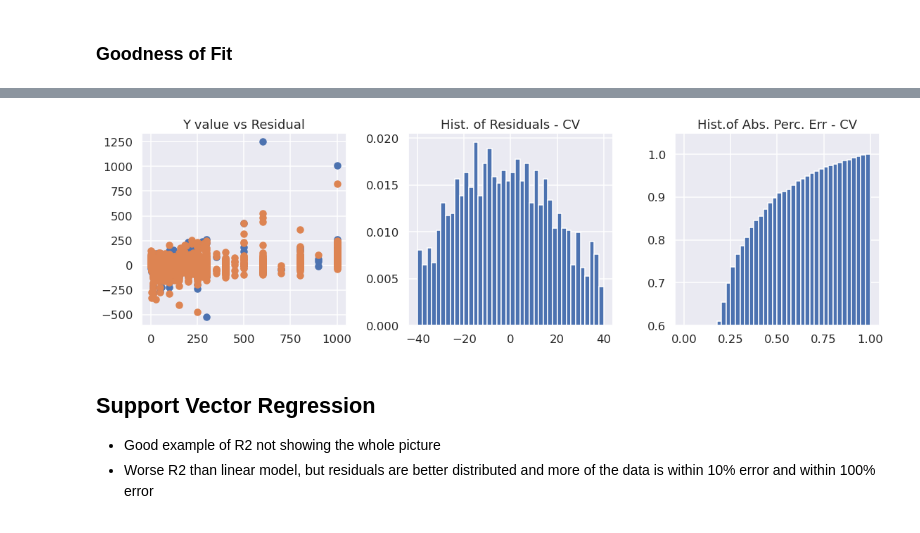
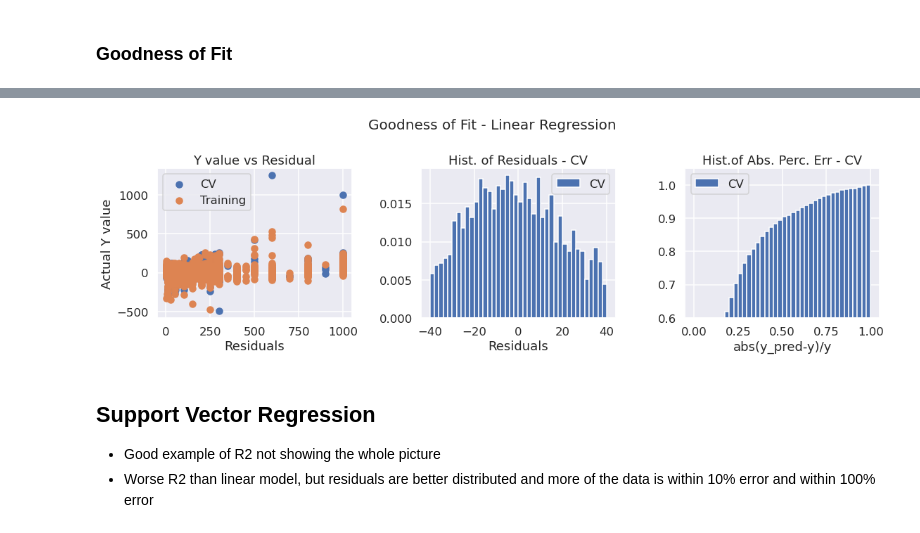
Before and after one commit to mackwn/gas-sensor-analytics-demo, a Jupyter notebook: notebooks/explore_model_building_regression.ipynb, the cells around one changed output, grey strips where cells are left out. Saved outputs shown, nothing was run; the diff lists cells and outputs as text; code cells hidden in the pictures.

```diff
--- a/notebooks/explore_model_building_regression.ipynb
+++ b/notebooks/explore_model_building_regression.ipynb
@@ -70,3 +48,0 @@ X_cat = encoder.transform(data[:,1:2])
-# %%
-X = np.concatenate((X,X_cat),axis=1)
-X_pca = np.concatenate((X_pca,X_cat),axis=1)
@@ -74,7 +52,5 @@ X_pca = np.concatenate((X_pca,X_cat),axis=1)
 cv_df = pd.read_pickle('data/processed/cv_data.pkl')
 # %%
 data_cv = cv_df.values
-batch_id_cv = data_cv[:,0]
 y_cv = data_cv[:,2]
-X_cv = scaler.transform(data_cv[:,3:])
-X_cv_pca = pca.transform(X_cv)
+X_raw_cv = np.concatenate((data_cv[:,3:],  data_cv[:,1:2]), axis=1)
@@ -87,0 +57,2 @@ X_cv_pca = np.concatenate((X_cv_pca,X_cat_cv),axis=1)
+# %%
+X_cv = pl_reg.transform(X_raw_cv)
@@ -104,3 +75,28 @@ def gen_learning_curve(regressor,X,y,X_cv,y_cv):
         scores_learn.append(reg.score(X[0:n,:],y[0:n]))
         scores_learn_cv.append(reg.score(X_cv,y_cv))
     return n_arr, scores_learn, scores_learn_cv
+# %%
+def goodness_of_fit_plot(y, y_pred, y_cv, y_pred_cv, error_per, title_text):
+    fig, ax = plt.subplots(1,3,figsize=(16,5))
+
+    fig.suptitle('Goodness of Fit - {}'.format(title_text), fontsize=20)
+
+    ax[0].scatter(y_cv,y_cv-y_pred_cv, label='CV')
+    ax[0].scatter(y,y-y_pred, label='Training')
+    ax[0].set_title('Y value vs Residual')
+    ax[0].set_ylabel('Actual Y value')
+    ax[0].set_xlabel('Residuals')
+    ax[0].legend()
+
+    ax[1].hist(y_cv-y_pred_cv, density=True, range=(-40,40), bins=40, label='CV')
+    ax[1].set_title('Hist. of Residuals - CV')
+    ax[1].set_xlabel('Residuals')
+    ax[1].legend()
+
+    ax[2].hist(error_per,range=(0,1),cumulative=True, density=True, bins=40, label='CV')
+    ax[2].set_ylim(.6)
+    ax[2].set_title('Hist.of Abs. Perc. Err - CV')
+    ax[2].set_xlabel('abs(y_pred-y)/y')
+    ax[2].legend()
+
+    plt.tight_layout()
@@ -153,20 +151,7 @@ Sampels w/ error > 100%: 0.11035226455787203
-# %%
-fig, ax = plt.subplots(1,3,figsize=(16,5))
-
-ax[0].scatter(y_cv,y_cv-y_pred_lin_cv, label='Cross Validation')
-ax[0].scatter(y,y-y_pred_lin, label='Training')
-ax[0].set_title('Y value vs Residual')
-
-ax[1].hist(y_cv-y_pred_lin_cv, density=True, range=(-40,40), bins=40)
-ax[1].set_title('Hist. of Residuals - CV')
-
-ax[2].hist(error_per_lin,range=(0,1),cumulative=True, density=True, bins=40)
-ax[2].set_ylim(.6)
-ax[2].set_title('Hist.of Abs. Perc. Err - CV')
-
-plt.tight_layout()
-# %% [output]
-[figure, removed]
+# %%
+goodness_of_fit_plot(y, y_pred_lin, y_cv, y_pred_lin_cv, error_per_lin, 'Linear Regression')
+# %% [output]
+[figure, added]
 # %% [markdown]
 ## Support Vector Regression
 - Good example of R2 not showing the whole picture
```
Also changed, not shown: parts of 52 cells of this notebook.
